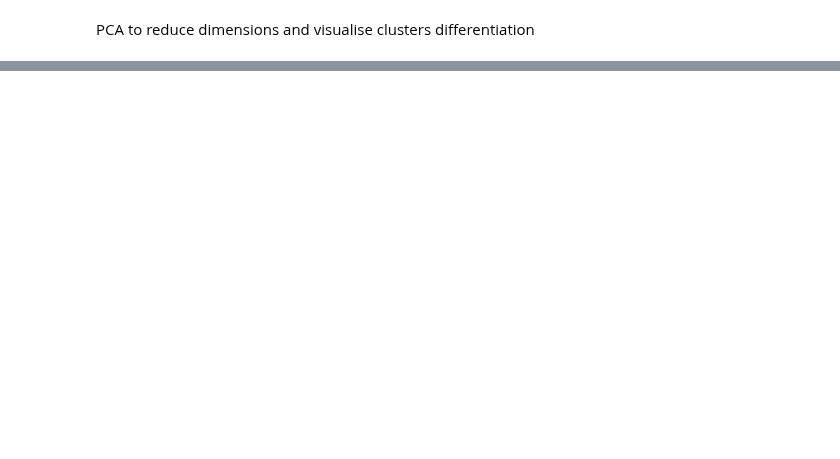
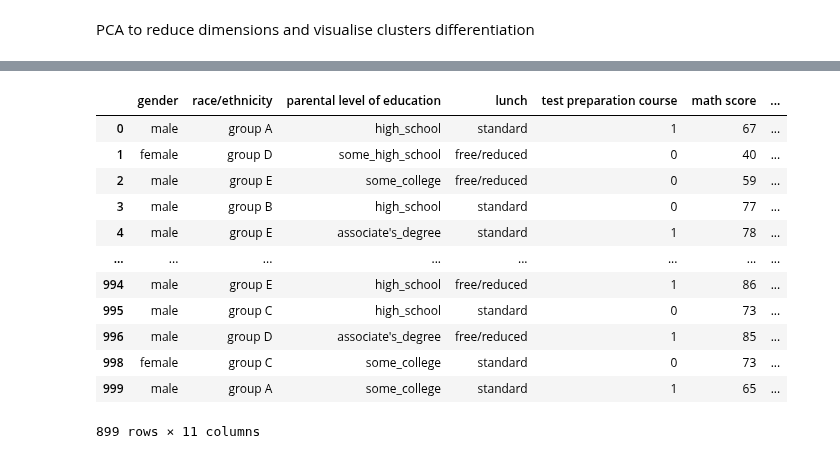
Before and after one commit to moshchev/data_analytics_ws23, a Jupyter notebook: Notebook_Student_Exam_Performance.ipynb, the cells around one changed output, grey strips where cells are left out. Saved outputs shown, nothing was run; the diff lists cells and outputs as text; code cells hidden in the pictures; blank space fills up the shorter version.

```diff
--- a/Notebook_Student_Exam_Performance.ipynb
+++ b/Notebook_Student_Exam_Performance.ipynb
@@ -200,0 +252,22 @@ plt.show()
+# %%
+# creating summary of a cluster
+
+data['outliers'] = outliers
+data = data[data['outliers']==0]
+data['clusters'] = clusters
+# %%
+data
+# %% [output]
+|  | gender | race/ethnicity | parental level of education | lunch | test preparation course | math score | ... |
+| 0 | male | group A | high_school | standard | 1 | 67 | ... |
+| 1 | female | group D | some_high_school | free/reduced | 0 | 40 | ... |
+| 2 | male | group E | some_college | free/reduced | 0 | 59 | ... |
+| 3 | male | group B | high_school | standard | 0 | 77 | ... |
+| 4 | male | group E | associate's_degree | standard | 1 | 78 | ... |
+| ... | ... | ... | ... | ... | ... | ... | ... |
+| 994 | male | group E | high_school | free/reduced | 1 | 86 | ... |
+| 995 | male | group C | high_school | standard | 0 | 73 | ... |
+| 996 | male | group D | associate's_degree | free/reduced | 1 | 85 | ... |
+| 998 | female | group C | some_college | standard | 0 | 73 | ... |
+| 999 | male | group A | some_college | standard | 1 | 65 | ... |
+899 rows × 11 columns
```
Also changed, not shown: parts of 8 cells of this notebook.
